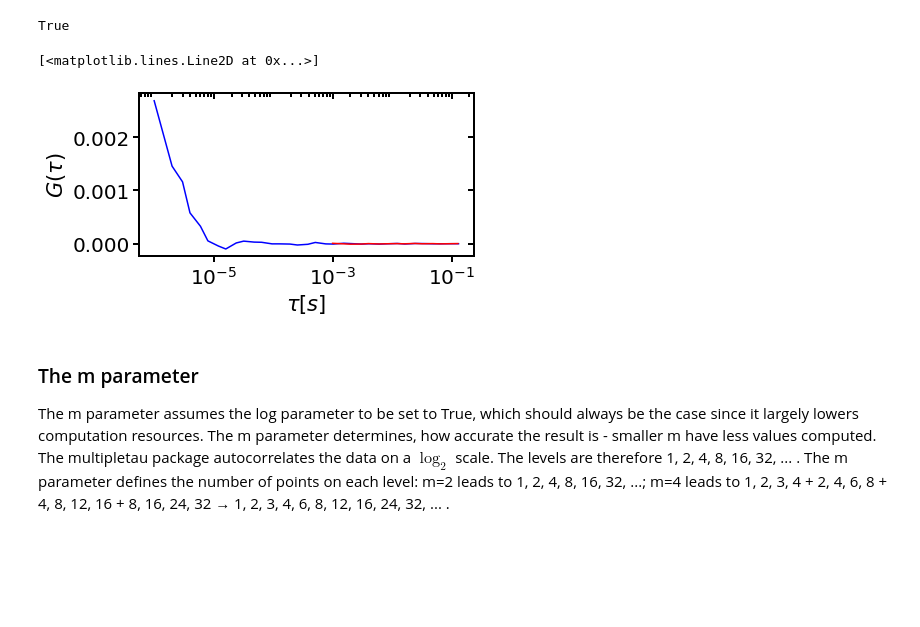
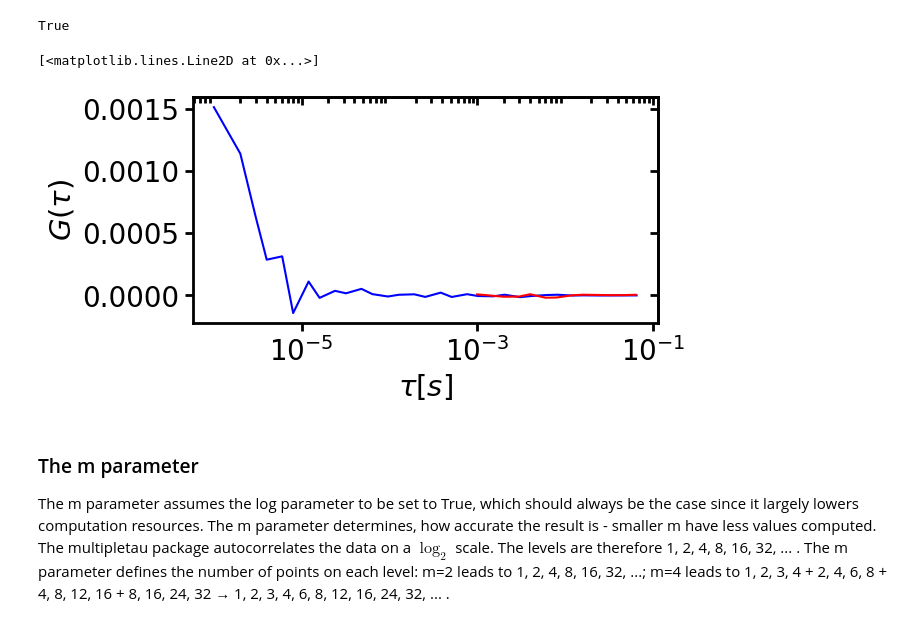
Before and after one commit to super-resolution/Fluopy, a Jupyter notebook: notebooks/tutorials/Tutorial_FCS.ipynb, the cells around one changed output. Saved outputs shown, nothing was run; the diff lists cells and outputs as text; code cells hidden in the pictures; blank space fills up the shorter version.

```diff
--- a/notebooks/tutorials/Tutorial_FCS.ipynb
+++ b/notebooks/tutorials/Tutorial_FCS.ipynb
@@ -16,12 +19,12 @@ from IPython.display import HTML
 %load_ext autoreload
 %autoreload 2
 # %%
-rate_dict = dict(k_S0_S1=[7e6, "excitation"],
-                 k_S1_S0=[1e9, "fluorescent emission"],
-                 k_S1_T1=[1e6, "intersystem crossing"],
-                 k_T1_S0=[5e5, "vibrational relaxation"])
+transitions = [['S0_S1', 7e6, "excitation", "EXC", False],
+               ['S1_S0', 1e9, "fluorescent emission", "FLU", True],
+               ['S1_T1', 1e6, "intersystem crossing ST", "ISCST", False],
+               ['T1_S0', 5e5, "intersystem crossing TS", "ISCTS", False]]
 # %%
-system = fs.GeneralModel(number=3, distances=1, rates=rate_dict)
+system = fs.FluorophoreSystem(number_fluorophores=5, distances=1, transitions=transitions)
 # %%
 system.simulate(n_steps=10000000, seed=99)
 # %%
@@ -35,4 +38,5 @@ system.emitters(photon_collection=1, resample="1 ms", emccd_gain=100,
                 seed=100)
 # %%
-original_time_step_data = system.fcs(normalize=True, log=True, m=4, deltat=1e-3)
-series_1 = system.pandas_series
+system.fcs(normalize=True, log=True, m=4, deltat='1ms')
+original_time_step_data = system.autocorrelation
+series_1 = system.event_time_series
@@ -58,11 +53,11 @@ series_1.equals(series_2)
 # %% [output]
 True
 # %%
-fig, ax = fi.FigureCollection(system).fcs(log=True, normalize_to=None, unit="s", title=None)
-ax[0].plot(original_time_step_data[0][1:], original_time_step_data[1][1:], color="r")
+fig, ax = system.plot.fcs(normalize_to=None, unit="s", title=None)
+ax[0, 0].plot(original_time_step_data[0][1:], original_time_step_data[1][1:], color="r")
 # %% [output]
 [<matplotlib.lines.Line2D at 0x...>]
-[figure, old version]
+[figure, new version]
 # %% [markdown]
 ### The m parameter
 The m parameter assumes the log parameter to be set to True, which should always be the case since it largely lowers computation resources. The m parameter determines, how accurate the result is - smaller m have less values computed. The multipletau package autocorrelates the data on a $\log_2$ scale. The levels are therefore 1, 2, 4, 8, 16, 32, ... . The m parameter defines the number of points on each level: m=2 leads to 1, 2, 4, 8, 16, 32, ...; m=4 leads to 1, 2, 3, 4 + 2, 4, 6, 8 + 4, 8, 12, 16 + 8, 16, 24, 32 &#8594; 1, 2, 3, 4, 6, 8, 12, 16, 24, 32, ... .
```
Also changed, not shown: parts of 25 cells of this notebook, 23 other files.
